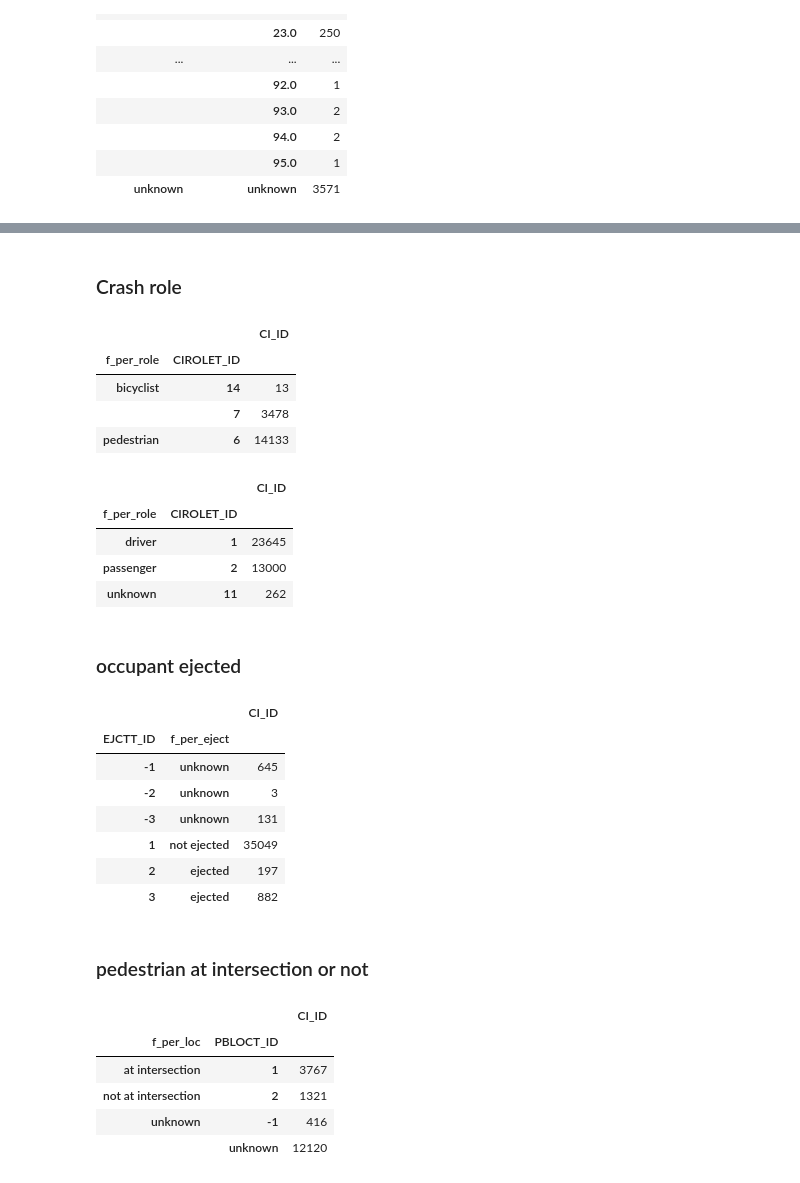
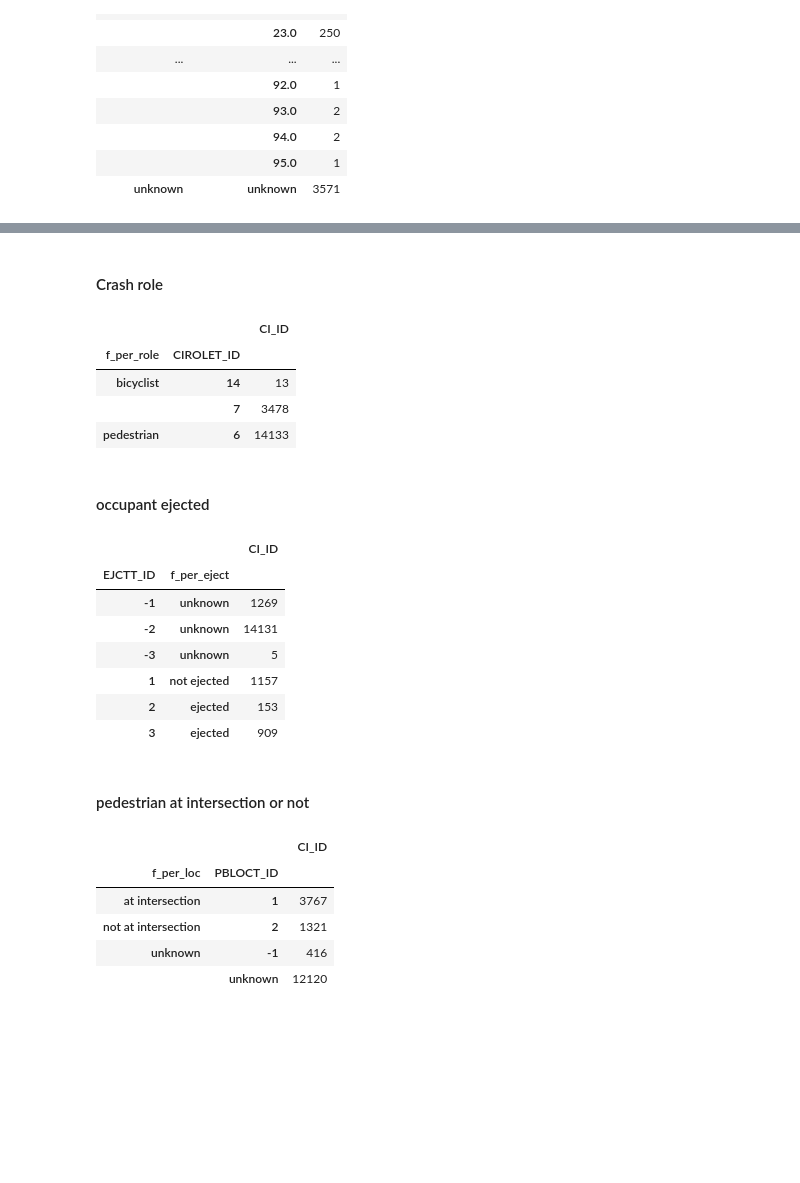
Before and after one commit to MODA-NYC/Project_SevereCrashes, a Jupyter notebook: MatchedVariableMap.ipynb, the cells around one changed output, grey strips where cells are left out. Drawn from its saved outputs; the diff is of its cells as text; code cells hidden in the pictures; blank space fills up the shorter version.

```diff
--- a/MatchedVariableMap.ipynb
+++ b/MatchedVariableMap.ipynb
@@ -55,21 +54,18 @@ import moda
 # read in DMV data into 3 tables
 crash,ind,veh = db.readDMV()
 # pedestrians, bicyclists, single vehicle
-ped, twoVeh = db.buildTablesDMV(crash,ind,veh)
+ped = db.buildTablesDMV(crash,ind,veh)
 
 #read in DMV-SPARCS linked data
 linked = db.readLinked()
 
 # included biss data from linked (dropping anything not in linked)
 ped = db.mergeBiss(ped,linked)
-twoVeh = db.mergeBiss(twoVeh,linked)
 
 #format and categorize variables
 ped = db.formatVars(ped)
-twoVeh = db.formatVars(twoVeh)
 
 print 'pedestrians in linked crashes',ped.shape
-print 'people in linked two-veh crashes',twoVeh.shape
 # %% [output]
 The minimum supported version is 2.4.6
 
@@ -429,5 +295,5 @@ twoVeh.groupby(['f_per_age_bi','INDIV_AGE']).count()[['CI_ID']]
 # %% [markdown]
-### Crash role
+#### Crash role
 # %%
 ped.groupby(['f_per_role','CIROLET_ID']).count()[['CI_ID']]
 # %% [output]
@@ -436,29 +302,21 @@ ped.groupby(['f_per_role','CIROLET_ID']).count()[['CI_ID']]
 | bicyclist | 14 | 13 |
 |  | 7 | 3478 |
 | pedestrian | 6 | 14133 |
+# %% [markdown]
+#### occupant ejected
 # %%
-twoVeh.groupby(['f_per_role','CIROLET_ID']).count()[['CI_ID']]
+ped.fillna('-').groupby(['EJCTT_ID','f_per_eject']).count()[['CI_ID']]
 # %% [output]
 |  |  | CI_ID |
-| f_per_role | CIROLET_ID |  |
-| driver | 1 | 23645 |
-| passenger | 2 | 13000 |
-| unknown | 11 | 262 |
+| EJCTT_ID | f_per_eject |  |
+| -1 | unknown | 1269 |
+| -2 | unknown | 14131 |
+| -3 | unknown | 5 |
+| 1 | not ejected | 1157 |
+| 2 | ejected | 153 |
+| 3 | ejected | 909 |
-# %% [markdown]
-### occupant ejected
-# %%
-twoVeh.fillna('-').groupby(['EJCTT_ID','f_per_eject']).count()[['CI_ID']]
-# %% [output]
-|  |  | CI_ID |
-| EJCTT_ID | f_per_eject |  |
-| -1 | unknown | 645 |
-| -2 | unknown | 3 |
-| -3 | unknown | 131 |
-| 1 | not ejected | 35049 |
-| 2 | ejected | 197 |
-| 3 | ejected | 882 |
 # %% [markdown]
-### pedestrian at intersection or not
+#### pedestrian at intersection or not
 # %%
 ped.fillna('-').groupby(['f_per_loc','PBLOCT_ID']).count()[['CI_ID']]
 # %% [output]
```
Also changed, not shown: parts of 32 cells of this notebook, 1 other file.
